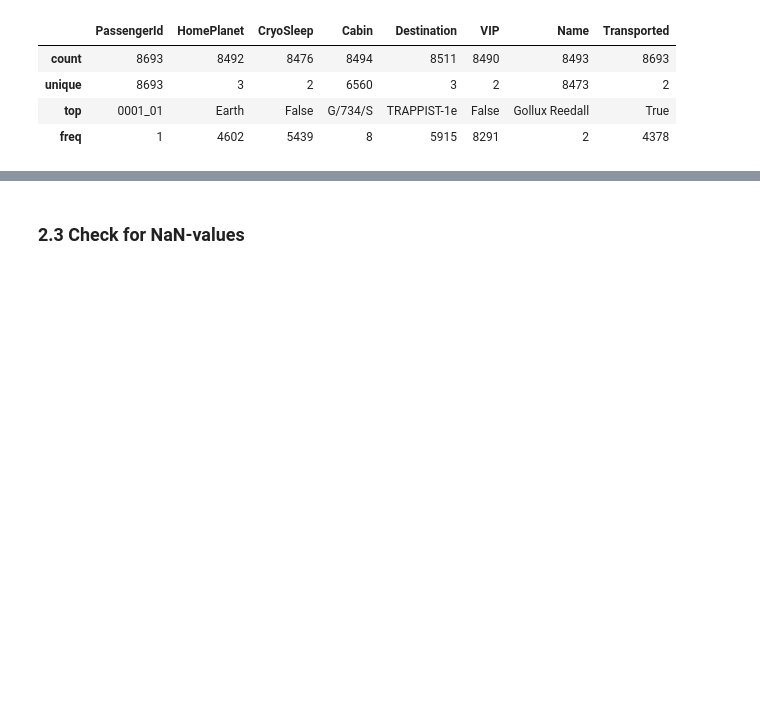
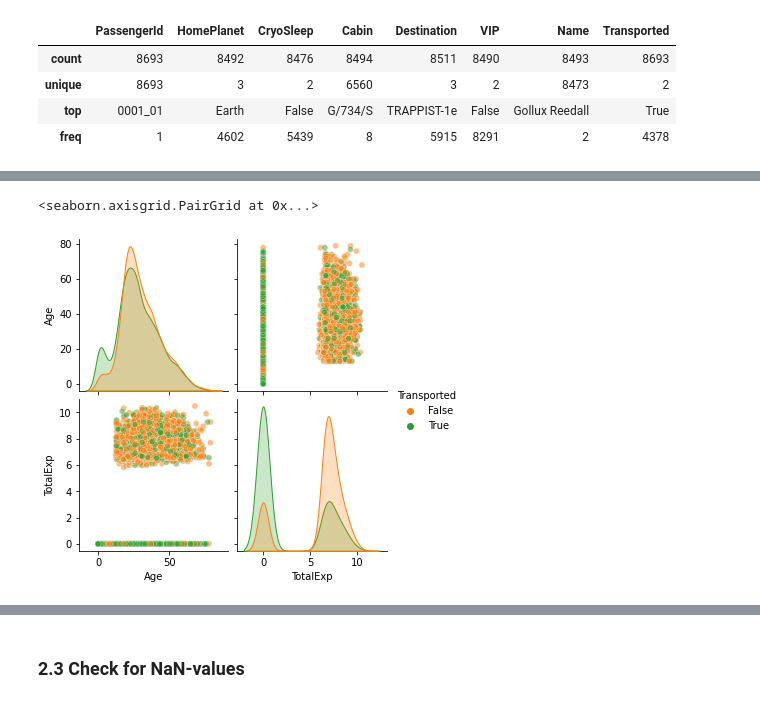
Before and after one commit to PatrickSVM/Spaceship-Titanic-Kaggle-Challenge, a Jupyter notebook: Spaceship_Titanic.ipynb, the cells around one changed output, grey strips where cells are left out. Saved outputs shown, nothing was run; the diff lists cells and outputs as text; code cells hidden in the pictures; blank space fills up the shorter version.

```diff
--- a/Spaceship_Titanic.ipynb
+++ b/Spaceship_Titanic.ipynb
@@ -114,0 +160,11 @@ train.describe(include=[object, bool])
+# %%
+# Only look at total_expenses
+pair_total_exp = pd.concat([train[["Age", "Transported"]], train[to_log_cols].sum(axis=1, skipna=False).to_frame(name="TotalExp")], axis=1)
+pair_total_exp["TotalExp"] = np.log(pair_total_exp.TotalExp+1)
+sns.pairplot(pair_total_exp[pair_total_exp.TotalExp>=0], hue="Transported", palette=["C1", "C2"],
+             kind="scatter",
+             diag_kind="kde",
+             plot_kws={'alpha': 0.5}, dropna=True)
+# %% [output]
+<seaborn.axisgrid.PairGrid at 0x...>
+[figure, added]
```
Also changed, not shown: parts of 23 cells of this notebook.
